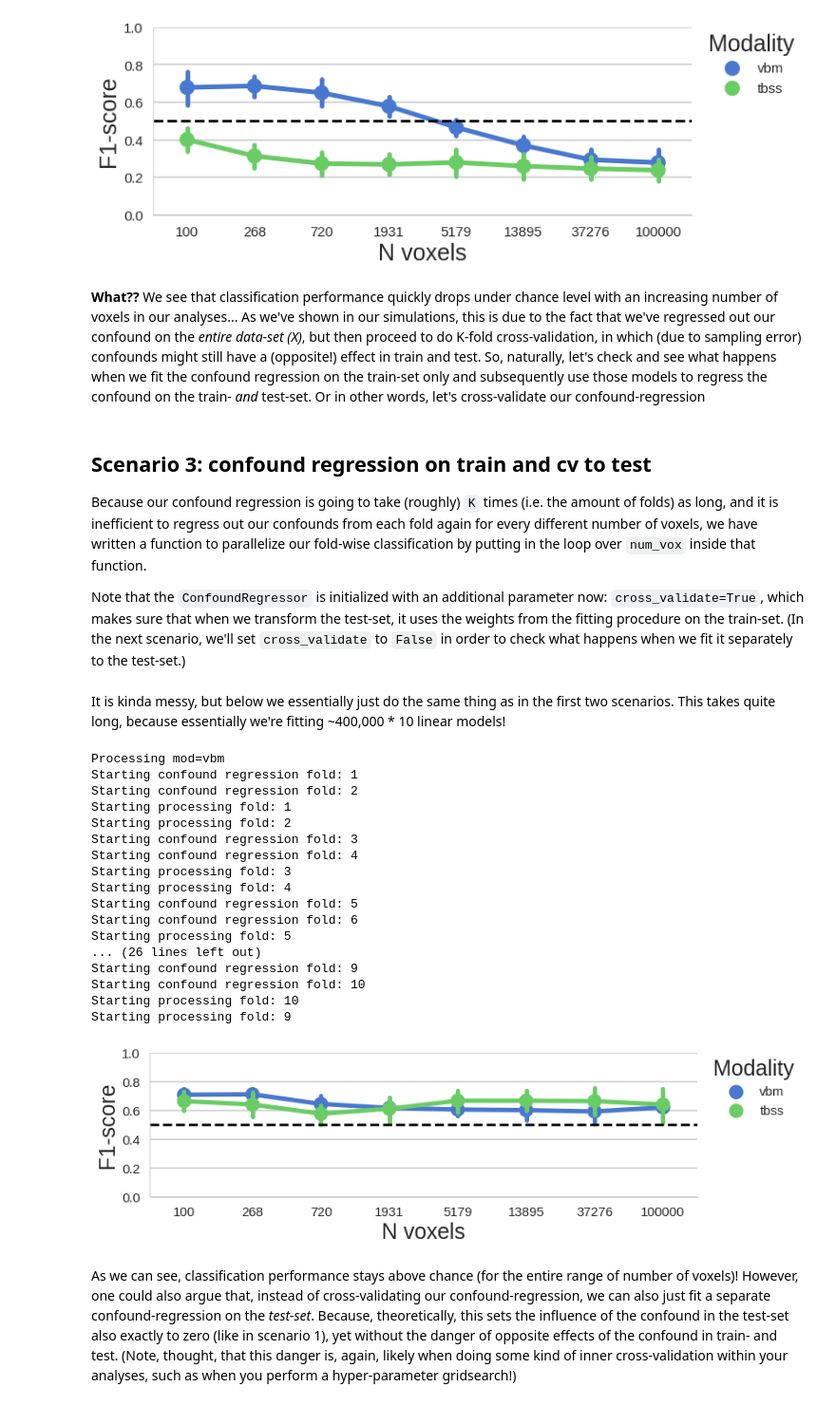
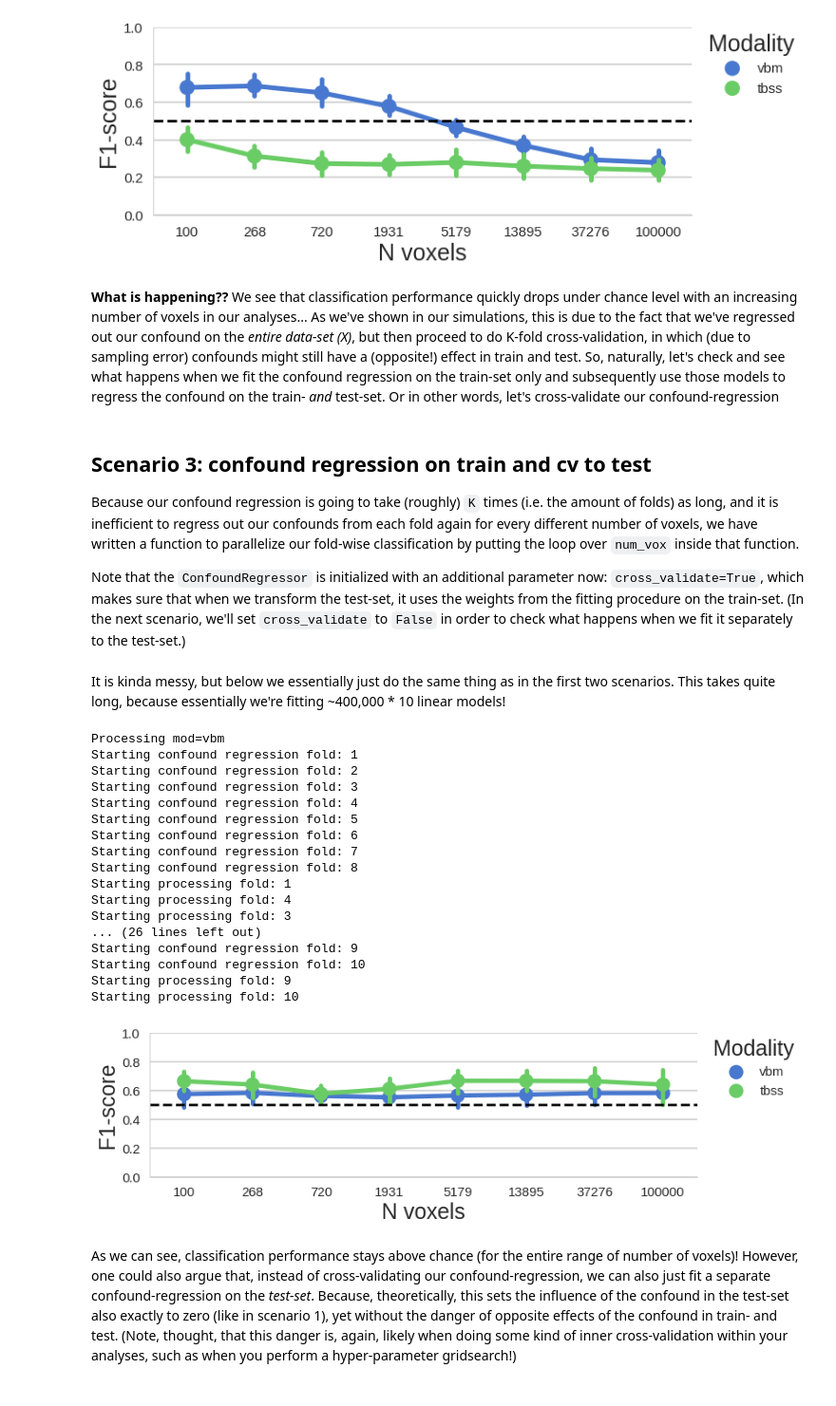
Before and after one commit to lukassnoek/MVCA, a Jupyter notebook: analyses/empirical/gender_classification.ipynb, the cells around one changed output. Shown at 95% size. Cells and saved outputs as stored; diff of their text form; code cells hidden in the pictures.

```diff
--- a/analyses/empirical/gender_classification.ipynb
+++ b/analyses/empirical/gender_classification.ipynb
@@ -269,27 +265,0 @@ As you can see, performance is far above chance, but it is unclear what drives o
-# %%
-results_fun = {'n_vox': [], 'score': []}
-mini_pipe = Pipeline([('ufs', SelectKBest(f_classif, k=None)),
-                      ('scaler', StandardScaler())])
-clf = SVC(kernel='linear')
-skf = StratifiedKFold(n_splits=10)
-for i, nV in enumerate(num_vox):
-    print("Evaluating n_vox=%i" % nV)
-
-    mini_pipe.set_params(ufs__k=nV)
-
-    for train_idx, test_idx in skf.split(mvp['vbm'].X, mvp['vbm'].y):
-        mini_pipe.fit(mvp['vbm'].X[train_idx], mvp['vbm'].y[train_idx])
-        X_vbm_train = mini_pipe.transform(mvp['vbm'].X[train_idx])
-        X_vbm_test = mini_pipe.transform(mvp['vbm'].X[test_idx])
-
-        mini_pipe.fit(mvp['tbss'].X[train_idx], mvp['tbss'].y[train_idx])
-        X_tbss_train = mini_pipe.transform(mvp['tbss'].X[train_idx])
-        X_tbss_test = mini_pipe.transform(mvp['tbss'].X[test_idx])
-
-        X_concat_train = np.hstack((X_vbm_train, X_tbss_train))
-        X_concat_test = np.hstack((X_vbm_test, X_tbss_test))
-
-        clf.fit(X_concat_train, mvp['vbm'].y[train_idx])
-        score = clf.score(X_concat_test, mvp['vbm'].y[test_idx])
-        results_fun['n_vox'].append(nV)
-        results_fun['score'].append(score)
@@ -305,12 +265,0 @@ Evaluating n_vox=100000
-# %%
-df_fun = pd.DataFrame(results_fun)
-df_fun['modality'] = ['combined'] * len(df_fun)
-df_combined = pd.concat((df_fun, df_sce1))
-
-with sns.plotting_context("poster"):
-    plt.figure(figsize=((9.6, 4.01)))
-    g = sns.factorplot(x='n_vox', y='score', hue='modality', data=df_combined, palette='muted',
-                       size=5, aspect=2, hue_order=['vbm', 'tbss', 'combined'])
-    g.set(ylim=(0, 1))
-    plt.axhline(y=0.5, c='black', ls='dashed')
-    plt.show()
@@ -395,10 +341,10 @@ with sns.plotting_context(rc=rc):
 # %% [output]
 [figure]
 # %% [markdown]
-**What??** We see that classification performance quickly drops under chance level with an increasing number of voxels in our analyses... As we've shown in our simulations, this is due to the fact that we've regressed out our confound on the *entire data-set (X)*, but then proceed to do K-fold cross-validation, in which (due to sampling error) confounds might still have a (opposite!) effect in train and test. So, naturally, let's check and see what happens when we fit the confound regression on the train-set only and subsequently use those models to regress the confound on the train- *and* test-set. Or in other words, let's cross-validate our confound-regression
+**What is happening??** We see that classification performance quickly drops under chance level with an increasing number of voxels in our analyses... As we've shown in our simulations, this is due to the fact that we've regressed out our confound on the *entire data-set (X)*, but then proceed to do K-fold cross-validation, in which (due to sampling error) confounds might still have a (opposite!) effect in train and test. So, naturally, let's check and see what happens when we fit the confound regression on the train-set only and subsequently use those models to regress the confound on the train- *and* test-set. Or in other words, let's cross-validate our confound-regression
 # %% [markdown]
 ## Scenario 3: confound regression on train and cv to test
-Because our confound regression is going to take (roughly) `K` times (i.e. the amount of folds) as long, and it is inefficient to regress out our confounds from each fold again for every different number of voxels, we have written a function to parallelize our fold-wise classification by putting in the loop over `num_vox` inside that function.
+Because our confound regression is going to take (roughly) `K` times (i.e. the amount of folds) as long, and it is inefficient to regress out our confounds from each fold again for every different number of voxels, we have written a function to parallelize our fold-wise classification by putting the loop over `num_vox` inside that function.
 
 Note that the `ConfoundRegressor` is initialized with an additional parameter now: `cross_validate=True`, which makes sure that when we transform the test-set, it uses the weights from the fitting procedure on the train-set. (In the next scenario, we'll set `cross_validate` to `False` in order to check what happens when we fit it separately to the test-set.)
 # %%
@@ -436,7 +382,7 @@ for modality in ['vbm', 'tbss']:
     skf = StratifiedKFold(n_splits=n_folds)
     this_mvp = mvp[modality]
 
-    res = jl.Parallel(n_jobs=2)(jl.delayed(_parallelize_sce3)
+    res = jl.Parallel(n_jobs=8)(jl.delayed(_parallelize_sce3)
                                 (this_mvp.X, this_mvp.y, confound[modality], train_idx,
                                  test_idx, pipeline, num_vox, modality, n_folds, i)
                                  for i, (train_idx, test_idx) in enumerate(skf.split(this_mvp.X, this_mvp.y)))
@@ -445,34 +391,34 @@ for modality in ['vbm', 'tbss']:
 Processing mod=vbm
 Starting confound regression fold: 1
 Starting confound regression fold: 2
-Starting processing fold: 1
-Starting processing fold: 2
 Starting confound regression fold: 3
 Starting confound regression fold: 4
-Starting processing fold: 3
-Starting processing fold: 4
 Starting confound regression fold: 5
 Starting confound regression fold: 6
-Starting processing fold: 5
+Starting confound regression fold: 7
+Starting confound regression fold: 8
+Starting processing fold: 1
+Starting processing fold: 4
+Starting processing fold: 3
 ... (26 lines left out)
 Starting confound regression fold: 9
 Starting confound regression fold: 10
+Starting processing fold: 9
 Starting processing fold: 10
-Starting processing fold: 9
 # %%
-results_sce3_concat = pd.concat([pd.DataFrame(x) for mod_list in results_sce3 for x in mod_list])
+results_sce3 = pd.concat([pd.DataFrame(x) for mod_list in results_sce3 for x in mod_list])
 
 with sns.plotting_context(rc=rc):
-    g = sns.factorplot(x='n_vox', y='score', hue='modality', data=results_sce3_concat, size=5, aspect=2,
+    g = sns.factorplot(x='n_vox', y='score', hue='modality', data=results_sce3, size=5, aspect=2,
                        palette='muted', legend=False)
     g.set(ylim=(0, 1), xlabel='N voxels', ylabel='F1-score')
     plt.axhline(y=0.5, c='black', ls='dashed')
     fig = plt.gcf()
     fig.set_size_inches((10.5, 3.25))
     plt.legend(title='Modality', bbox_to_anchor=(1.02, 1), loc=2, borderaxespad=0.)
     plt.savefig('figures/f1_X_correctedright_gender.pdf', transparent=True, bbox_inches='tight')
     plt.show()
 # %% [output]
-[figure, old version]
+[figure, new version]
 # %% [markdown]
 As we can see, classification performance stays above chance (for the entire range of number of voxels)! However, one could also argue that, instead of cross-validating our confound-regression, we can also just fit a separate confound-regression on the *test-set*. Because, theoretically, this sets the influence of the confound in the test-set also exactly to zero (like in scenario 1), yet without the danger of opposite effects of the confound in train- and test. (Note, thought, that this danger is, again, likely when doing some kind of inner cross-validation within your analyses, such as when you perform a hyper-parameter gridsearch!)
```
Also changed, not shown: parts of 33 cells of this notebook, 8 other files.
